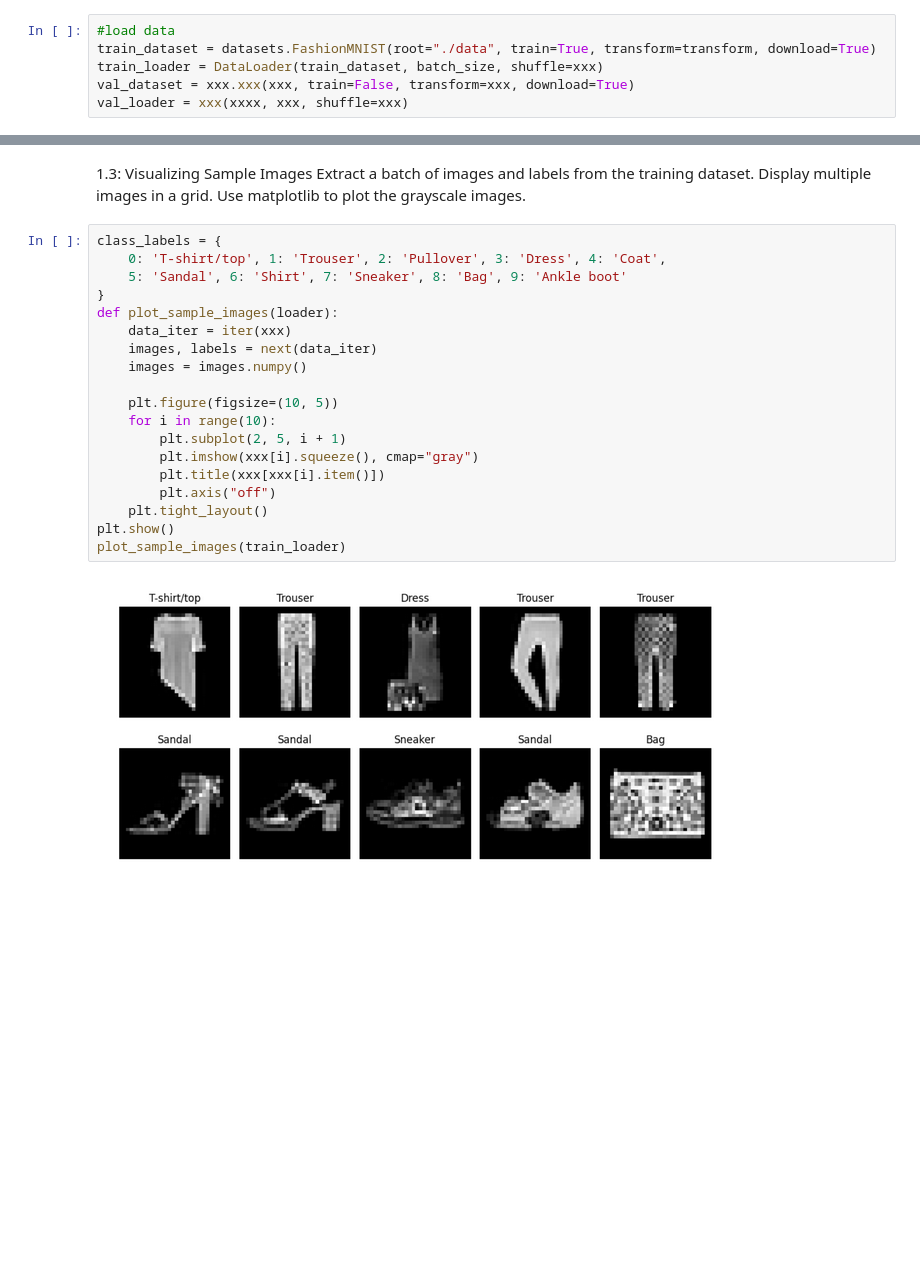
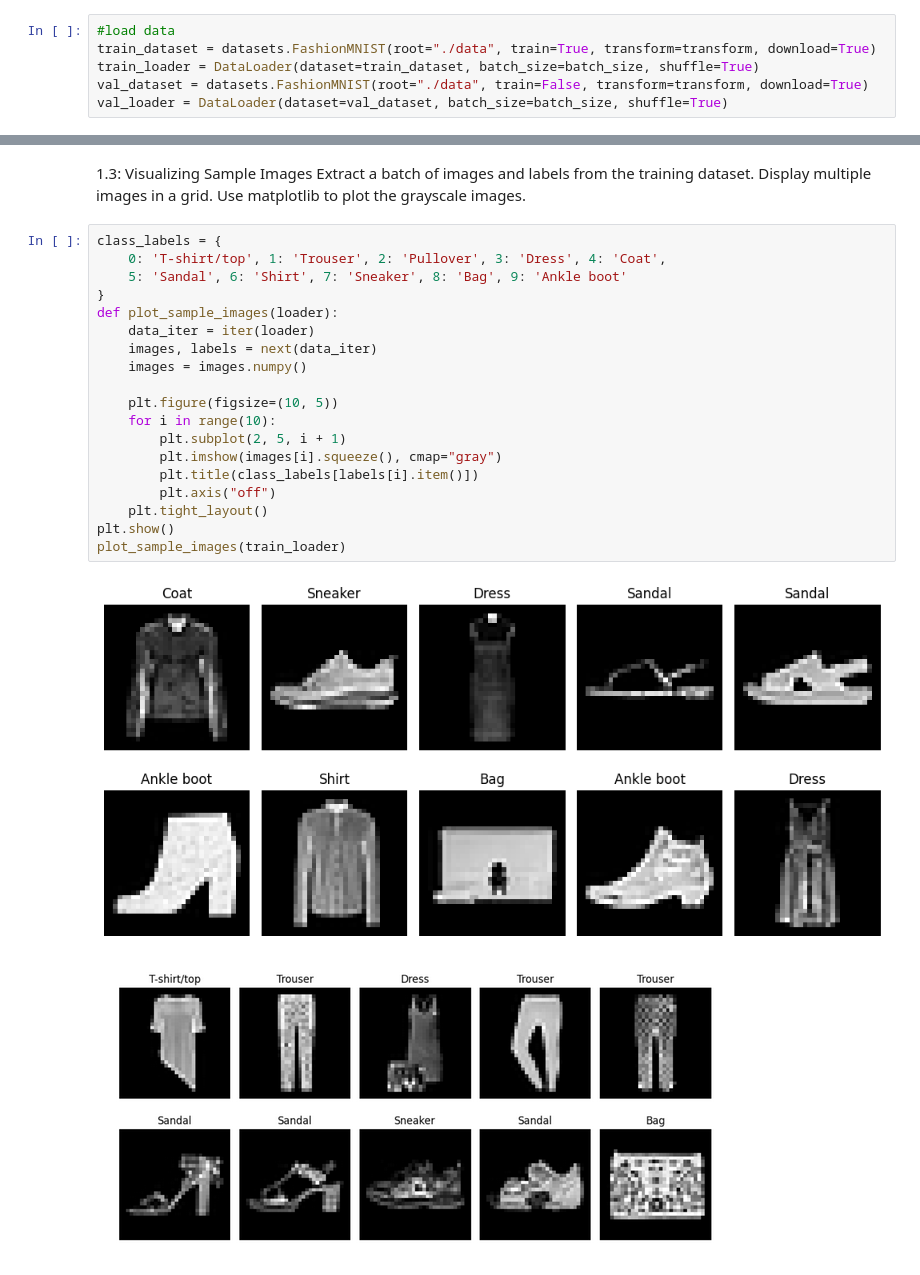
Before and after one commit to Maxime1295/Gen_IA_TP_1, a Jupyter notebook: TP1.ipynb, the cells around one changed output, grey strips where cells are left out. Saved outputs shown, nothing was run; the diff lists cells and outputs as text; blank space fills up the shorter version.

Commit message:
data

```diff
--- a/TP1.ipynb
+++ b/TP1.ipynb
@@ -38,6 +38,6 @@ batch_size = 32
 # %%
 #load data
 train_dataset = datasets.FashionMNIST(root="./data", train=True, transform=transform, download=True)
-train_loader = DataLoader(train_dataset, batch_size, shuffle=xxx)
-val_dataset = xxx.xxx(xxx, train=False, transform=xxx, download=True)
-val_loader = xxx(xxxx, xxx, shuffle=xxx)
+train_loader = DataLoader(dataset=train_dataset, batch_size=batch_size, shuffle=True)
+val_dataset = datasets.FashionMNIST(root="./data", train=False, transform=transform, download=True)
+val_loader = DataLoader(dataset=val_dataset, batch_size=batch_size, shuffle=True)
@@ -49,22 +65,24 @@ Use matplotlib to plot the grayscale images.
 # %%
 class_labels = {
     0: 'T-shirt/top', 1: 'Trouser', 2: 'Pullover', 3: 'Dress', 4: 'Coat',
     5: 'Sandal', 6: 'Shirt', 7: 'Sneaker', 8: 'Bag', 9: 'Ankle boot'
 }
 def plot_sample_images(loader):
-    data_iter = iter(xxx)
+    data_iter = iter(loader)
     images, labels = next(data_iter)
     images = images.numpy()
 
     plt.figure(figsize=(10, 5))
     for i in range(10):
         plt.subplot(2, 5, i + 1)
-        plt.imshow(xxx[i].squeeze(), cmap="gray")
-        plt.title(xxx[xxx[i].item()])
+        plt.imshow(images[i].squeeze(), cmap="gray")
+        plt.title(class_labels[labels[i].item()])
         plt.axis("off")
     plt.tight_layout()
 plt.show()
 plot_sample_images(train_loader)
+# %% [output]
+[figure, added]
 # %% [markdown]
 ![image.png](attachment:image.png)
 # %% [markdown]
```
Also changed, not shown: parts of 6 cells of this notebook, 8 other files.
